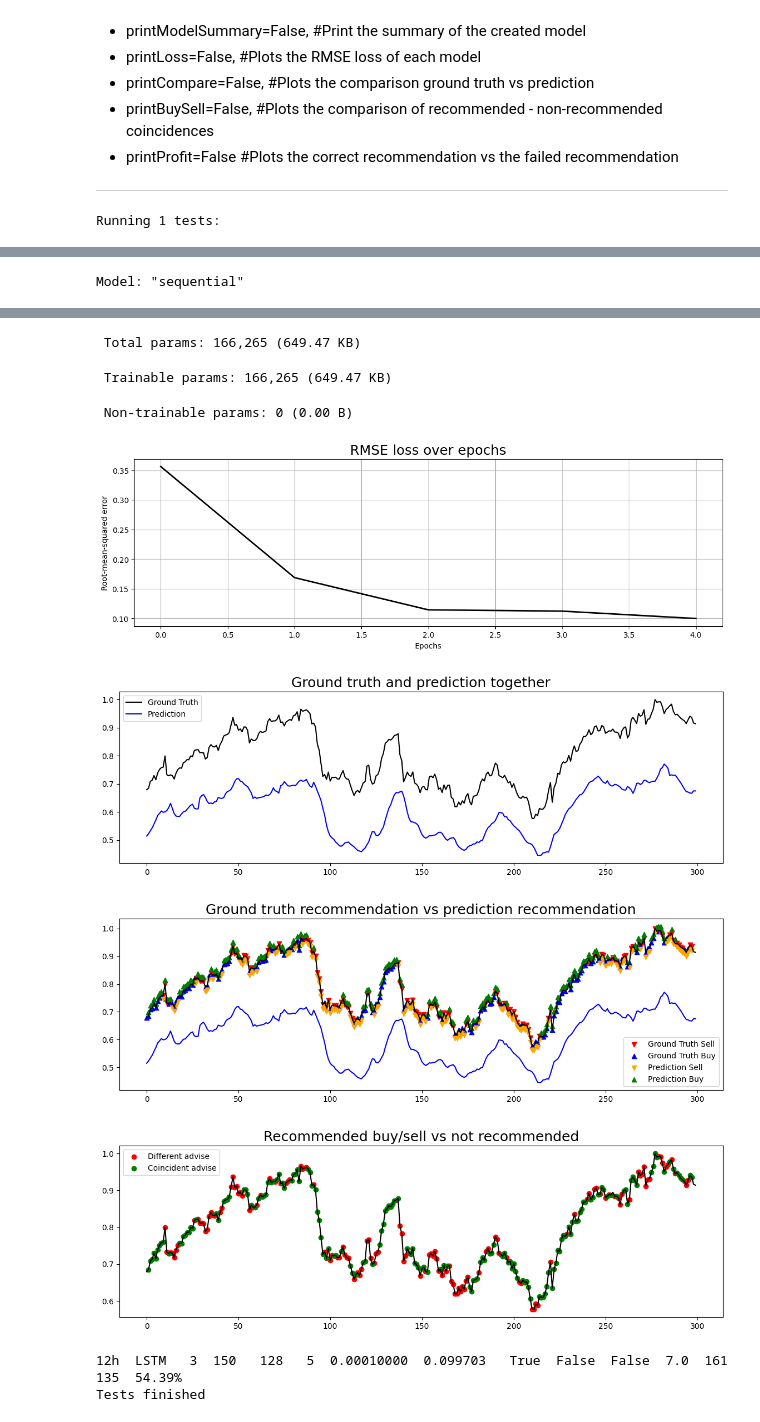
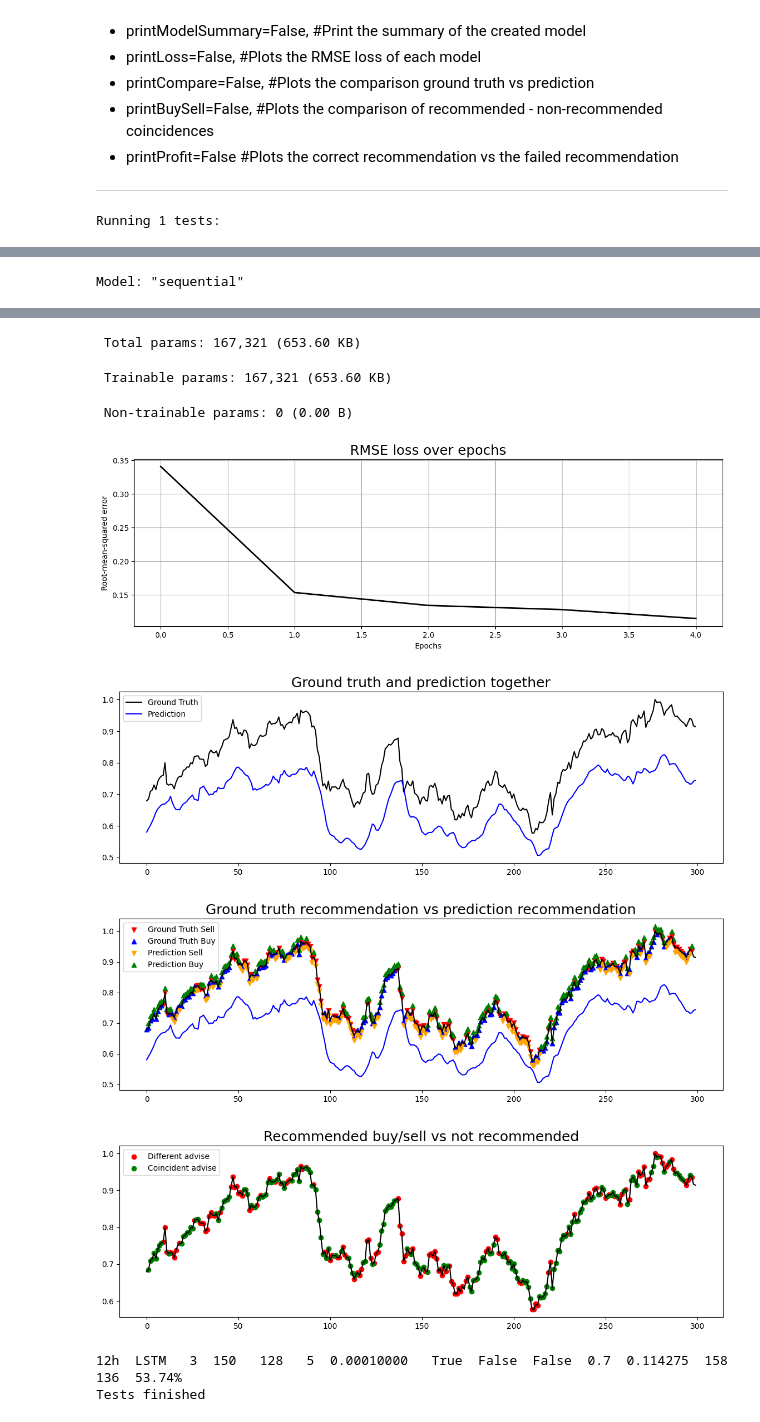
Before and after one commit to iadrados/StockPrediction, a Jupyter notebook: Stock_Prediction_Models.ipynb, the cells around one changed output, grey strips where cells are left out. Saved outputs shown, nothing was run; the diff lists cells and outputs as text; code cells hidden in the pictures.

```diff
--- a/Stock_Prediction_Models.ipynb
+++ b/Stock_Prediction_Models.ipynb
@@ -258,14 +277,15 @@ def createModel(type, units, trainX, step):
         model.add(LSTM(units=units, activation="relu", return_sequences=True))
         model.add(Dropout(0.3))
         model.add(LSTM(units=units//2, activation="relu"))
+        model.add(Dense(32, activation="relu"))
         model.add(Dropout(0.3))
 
     #Creation of RNN model
     elif type == "RNN":
         model.add(SimpleRNN(units=units, activation="relu", return_sequences=True))
-        model.add(Dropout(0.2))
+        model.add(Dropout(0.3))
         model.add(SimpleRNN(units=units//2, activation="relu"))
-        model.add(Dropout(0.2))
+        model.add(Dropout(0.3))
     model.add(Dense(32, activation="relu"))
     model.add(Dense(1))
 
@@ -540,6 +560,7 @@ def runTest(split, stock, dates, profitFactor, intervals, algorithms,  steps, \
                                             data = getFinbertNewsDataFrame(data, newsdata, interval)
 
                                         data = data.drop(["timestamp"], axis=1)
+
                                         finalData = normalize(data)
 
                                         if printFinalData:
@@ -558,6 +579,7 @@ def runTest(split, stock, dates, profitFactor, intervals, algorithms,  steps, \
                                             model.summary()
 
                                         trainedModel = trainModel(model,batch,epoch,trainX,trainY)
+
                                         if printLoss:
                                             plotLosss(trainedModel)
                                         loss = np.sqrt(trainedModel.history.history['loss'][-1])
@@ -586,11 +608,11 @@ def runTest(split, stock, dates, profitFactor, intervals, algorithms,  steps, \
                                                 'Batchs':["{:5}".format(batch)],
                                                 'Epochs':["{:3}".format(epoch)],
                                                 'ExpectedProfit':["{:11.8f}".format(profit*profitFactor)],
-                                                'RMSELoss': ["{:9.6f}".format(loss)],
                                                 'Indicators' : ["{:>6}".format(str(indicator))],
                                                 'CalculatedSentiment' : ["{:>6}".format(str(sent))],
                                                 'FinBERTSentiment' : ["{:>6}".format(str(finbert))],
                                                 'Relevance' : ["{:>4}".format(relevance)],
+                                                'RMSELoss': ["{:9.6f}".format(loss)],
                                                 'GoodPrediction': ["{:4}".format(coincide)],
                                                 'BadPrediction': ["{:4}".format(nocoincide)],
                                                 'Accuracy': ["{:>7}".format(ben)]
@@ -605,7 +627,7 @@ def runTest(split, stock, dates, profitFactor, intervals, algorithms,  steps, \
                                                     str(steps) + 'Units-' + str(units) + 'Batchs-' + str(batchs)+ \
                                                     'Epochs-' + str(epochs) + 'profitFactor-' + str(profitFactor) + \
                                                     '.csv', index=False)
-    df.reset_index(drop=True)
+
     print("Tests finished")
 # %% [markdown]
 ### Battery of tests for creating and evaluating the neural networks models
@@ -652,7 +674,7 @@ runTest(
     periods = 2,                    #Number of periods used for calculating the future profit
     useIndicators = [True],         #Include the technical indicators in the training of the model
     sentiment = [False],            #Use of the sentiment provided by the Alpha Vantage datasets
-    relevance = 7.0,                #Value of the minimum relevance (0.0-1.0) of the news that will be used in the model
+    relevance = 0.7,                #Value of the minimum relevance (0.0-1.0) of the news that will be used in the model
     useFinBERT =[False],            #Use of the model FinBERT for providing sentiment analysis
     printFinalData=True,            #Plots the original dataset
     printSplitDataset=True,         #Plots the split dataset
@@ -685,10 +709,10 @@ Model: "sequential"
 └─────────────────────────────────┴────────────────────────┴───────────────┘
- Total params: 166,265 (649.47 KB)
+ Total params: 167,321 (653.60 KB)
- Trainable params: 166,265 (649.47 KB)
+ Trainable params: 167,321 (653.60 KB)
  Non-trainable params: 0 (0.00 B)
-[figure, old version]
+[figure, new version]
-[figure, old version]
+[figure, new version]
-[figure, old version]
+[figure, new version]
-[figure, old version]
+[figure, new version]
-12h  LSTM   3  150   128   5  0.00010000  0.099703   True  False  False  7.0  161  135  54.39%
+12h  LSTM   3  150   128   5  0.00010000   True  False  False  0.7  0.114275  158  136  53.74%
 Tests finished
```
Also changed, not shown: parts of 3 cells of this notebook, 2 other files.
